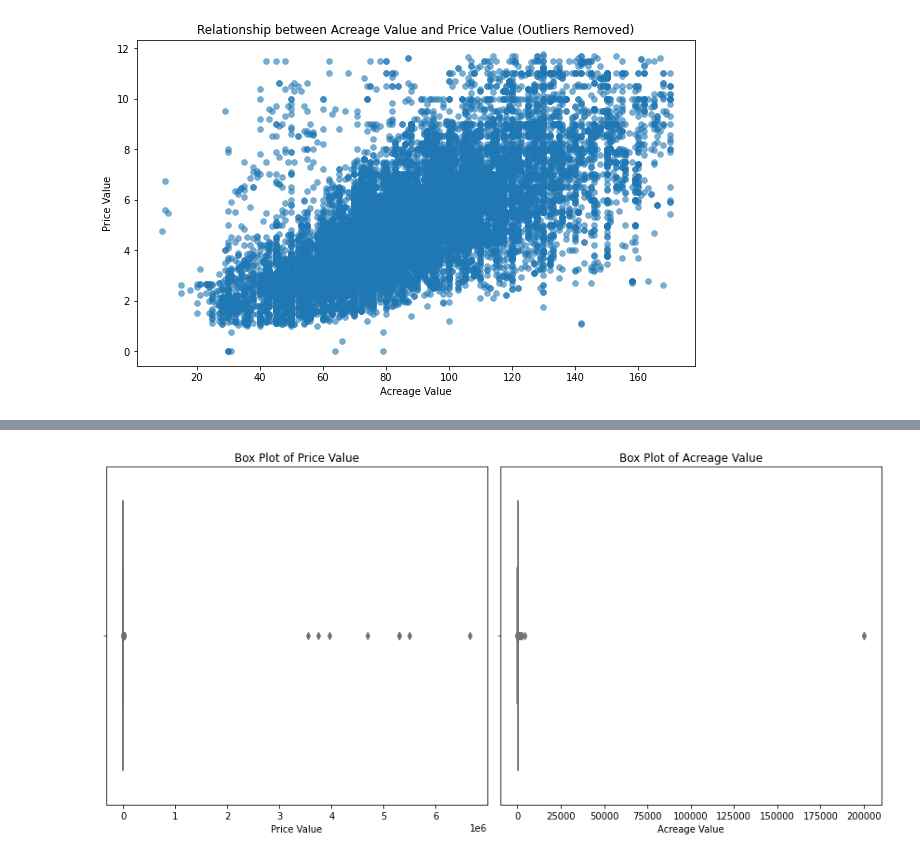
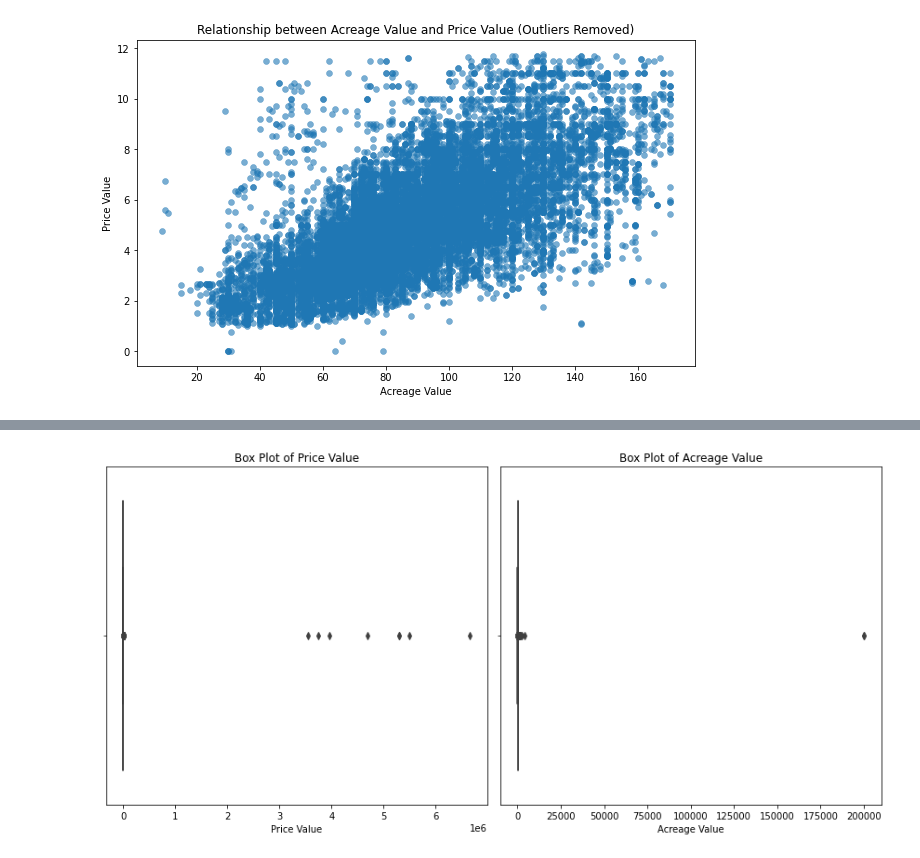
Before and after one commit to NTHuyne/apartment-price-prediction, a Jupyter notebook: src/data_processing/eda.ipynb, the cells around one changed output, grey strips where cells are left out. Drawn from its saved outputs; the diff is of its cells as text; code cells hidden in the pictures.

Commit message:
feat: add eda v2 and clean data

```diff
--- a/src/data_processing/eda.ipynb
+++ b/src/data_processing/eda.ipynb
@@ -232,20 +264,20 @@ plt.show()
 # %%
 plt.figure(figsize=(12, 6))
 
 # Box plot for price_value
 plt.subplot(1, 2, 1)  # 1 row, 2 columns, first plot
-sns.boxplot(data=df, x='price_value', color='skyblue')
+sns.boxplot(data=df, x='price_value')
 plt.xlabel('Price Value')
 plt.title('Box Plot of Price Value')
 
 # Box plot for acreage_value
 plt.subplot(1, 2, 2)  # 1 row, 2 columns, second plot
-sns.boxplot(data=df, x='acreage_value', color='lightgreen')
+sns.boxplot(data=df, x='acreage_value')
 plt.xlabel('Acreage Value')
 plt.title('Box Plot of Acreage Value')
 
 # Display the plots
 plt.tight_layout()
 plt.show()
 # %% [output]
-[figure, old version]
+[figure, new version]
```
Also changed, not shown: parts of 41 cells of this notebook, 1 other file.
